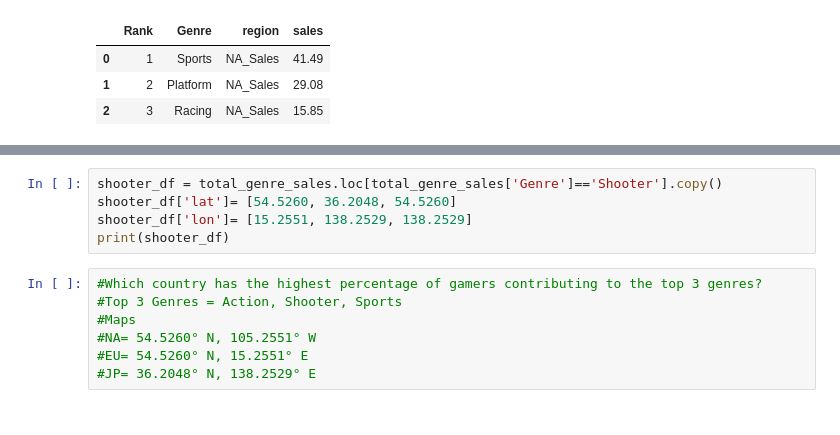
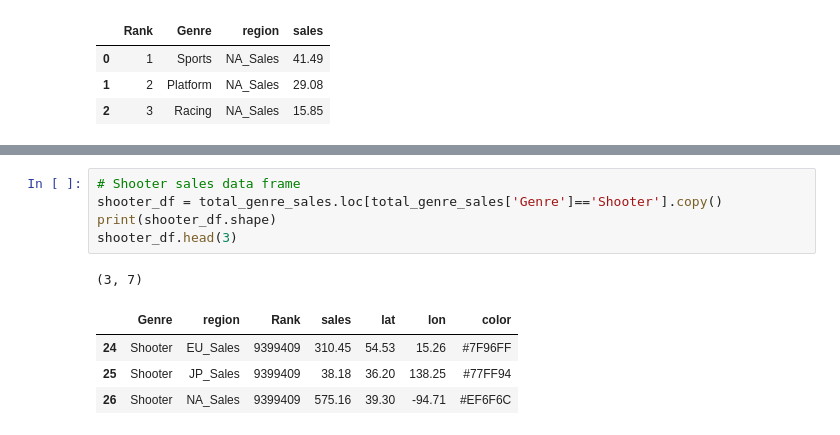
Before and after one commit to CymbalOfJoy/Project_1-Group_3, a Jupyter notebook: Data for Video Game Sales/Q3-Countries.ipynb, the cells around one changed output, grey strips where cells are left out. Saved outputs shown, nothing was run; the diff lists cells and outputs as text.

```diff
--- a/Data for Video Game Sales/Q3-Countries.ipynb
+++ b/Data for Video Game Sales/Q3-Countries.ipynb
@@ -131,12 +150,11 @@ print(sports_df)
 # %%
+# Shooter sales data frame
 shooter_df = total_genre_sales.loc[total_genre_sales['Genre']=='Shooter'].copy()
-shooter_df['lat']= [54.5260, 36.2048, 54.5260]
-shooter_df['lon']= [15.2551, 138.2529, 138.2529]
-print(shooter_df)
+print(shooter_df.shape)
+shooter_df.head(3)
+# %% [output]
+(3, 7)
+|  | Genre | region | Rank | sales | lat | lon | color |
+| 24 | Shooter | EU_Sales | 9399409 | 310.45 | 54.53 | 15.26 | #7F96FF |
+| 25 | Shooter | JP_Sales | 9399409 | 38.18 | 36.20 | 138.25 | #77FF94 |
+| 26 | Shooter | NA_Sales | 9399409 | 575.16 | 39.30 | -94.71 | #EF6F6C |
-# %%
-#Which country has the highest percentage of gamers contributing to the top 3 genres?
-#Top 3 Genres = Action, Shooter, Sports
-#Maps
-#NA= 54.5260° N, 105.2551° W
-#EU= 54.5260° N, 15.2551° E
-#JP= 36.2048° N, 138.2529° E
```
Also changed, not shown: parts of 12 cells of this notebook, 1 other file.
